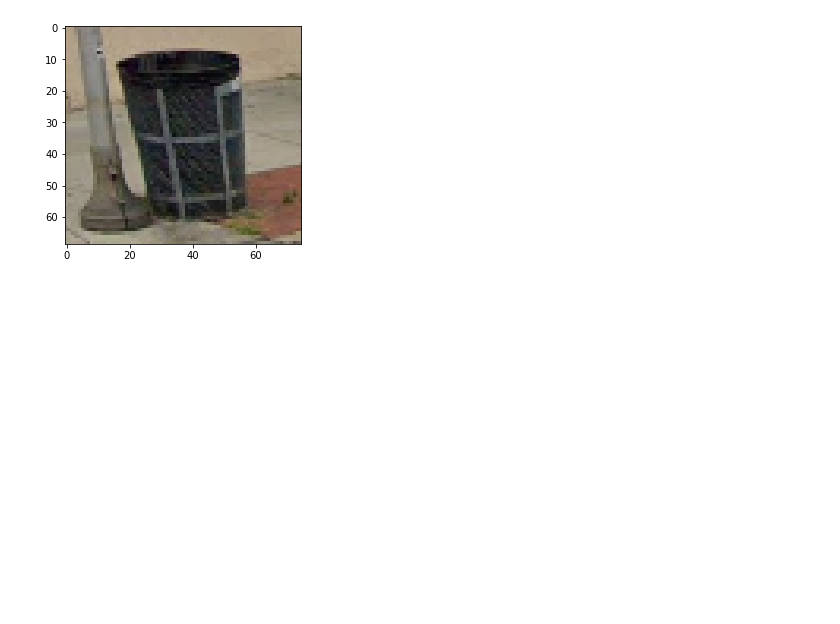
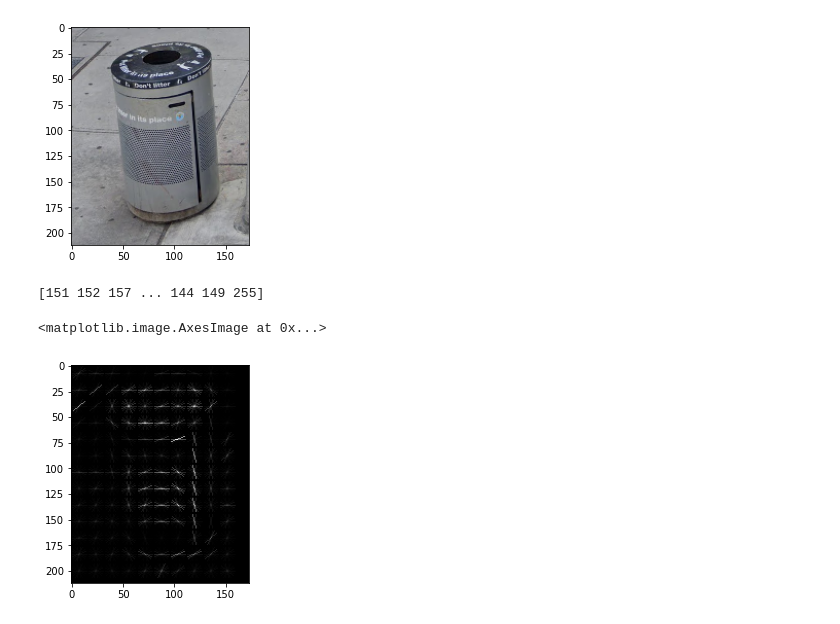
Before and after one commit to flantig/Garbage-Bin-SVM-Model, a Jupyter notebook: svm.ipynb, the cells around one changed output. Saved outputs shown, nothing was run; the diff lists cells and outputs as text; code cells hidden in the pictures; blank space fills up the shorter version.

```diff
--- a/svm.ipynb
+++ b/svm.ipynb
@@ -56,20 +87,43 @@ def retrieveAllImages(directory = "./garbage bins"):
     fileNames = [f for f in listdir(directory) if isfile(join(directory, f))]
     return fileNames
 
-
 def returnImageArray(filename, directory = "./garbage bins/"):
     filePath = os.path.join(directory, filename)
     image = Image.open(filePath)
     return np.array(image)
+
+def processImageFeatures(image):
+    features = image.flatten()
+    grayscaleConversion = rgb2gray(rgba2rgb(image))
+    hogify = hog(grayscaleConversion, block_norm='L2-Hys', pixels_per_cell=(16, 16))
+    flatify = np.hstack(features)
+    return flatify
+
+def getHOG(image):
+    grayscaleConversion = rgb2gray(rgba2rgb(image))
+    features, grayHOG = hog(grayscaleConversion,
+                              visualize=True,
+                              block_norm='L2-Hys',
+                              pixels_per_cell=(16, 16))
+    return grayHOG
 # %%
 ##Retrieving all of the image filenames
 ##
 ##
 ##
-# %%
-fileNames = retrieveAllImages()
-
-plt.imshow(returnImageArray(fileNames[0]))
-plt.show()
-# %% [output]
-[figure, removed]
+# %%
+fileNames = retrieveAllImages()
+test = returnImageArray(fileNames[30])
+plt.imshow(test)
+plt.show()
+
+hogRow = processImageFeatures(test)
+hogImage = getHOG(test)
+
+print(hogRow)
+plt.imshow(hogImage, cmap=mpl.cm.gray)
+# %% [output]
+[figure, added]
+[151 152 157 ... 144 149 255]
+<matplotlib.image.AxesImage at 0x...>
+[figure, added]
```
Also changed, not shown: parts of 3 cells of this notebook.
